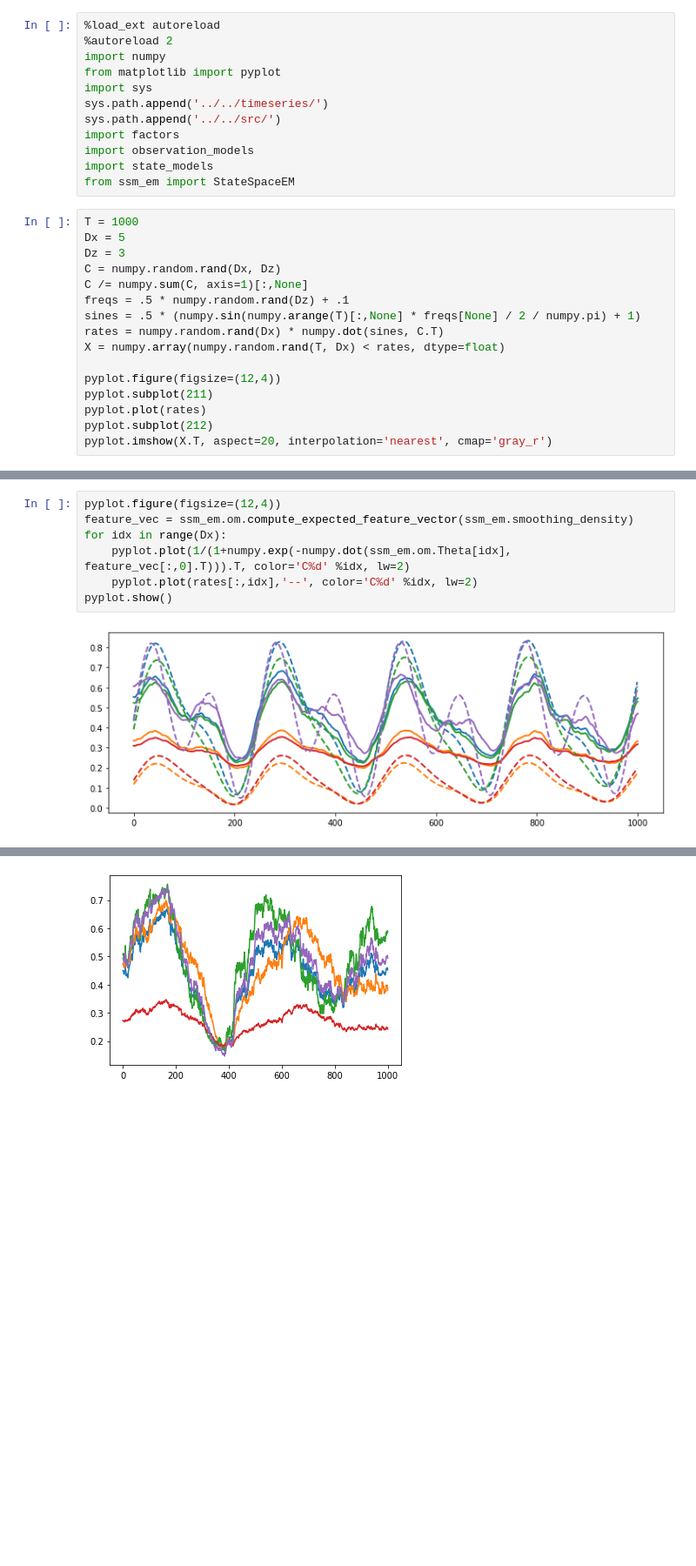
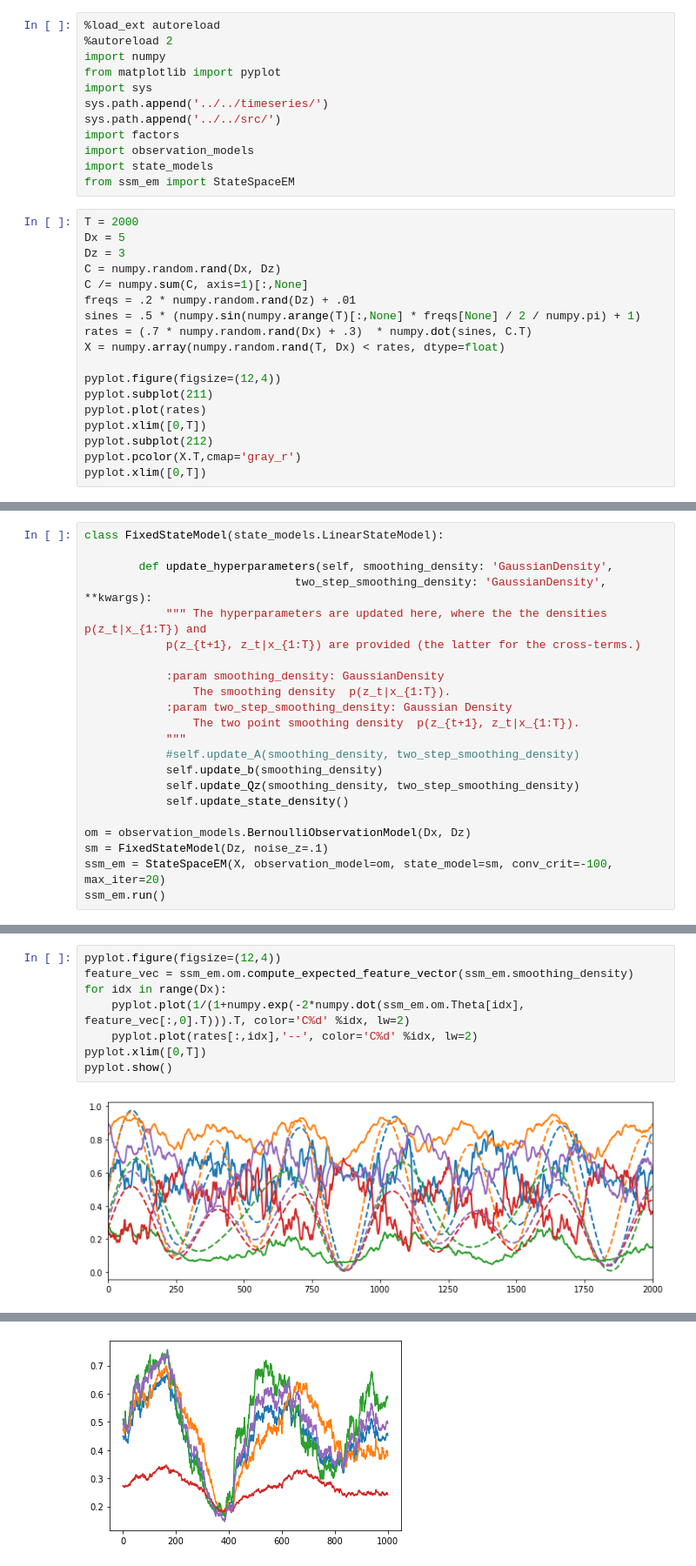
Before and after one commit to christiando/gaussian-toolbox, a Jupyter notebook: notebooks/timeseries/Bernoulli.ipynb, the cells around one changed output, grey strips where cells are left out. Shown: that part at 87% size. Cells and saved outputs as stored; diff of their text form; blank space fills up the shorter version.

```diff
--- a/notebooks/timeseries/Bernoulli.ipynb
+++ b/notebooks/timeseries/Bernoulli.ipynb
@@ -11,19 +11,21 @@ import observation_models
 import state_models
 from ssm_em import StateSpaceEM
 # %%
-T = 1000
+T = 2000
 Dx = 5
 Dz = 3
 C = numpy.random.rand(Dx, Dz)
 C /= numpy.sum(C, axis=1)[:,None]
-freqs = .5 * numpy.random.rand(Dz) + .1
+freqs = .2 * numpy.random.rand(Dz) + .01
 sines = .5 * (numpy.sin(numpy.arange(T)[:,None] * freqs[None] / 2 / numpy.pi) + 1)
-rates = numpy.random.rand(Dx) * numpy.dot(sines, C.T)
+rates = (.7 * numpy.random.rand(Dx) + .3)  * numpy.dot(sines, C.T)
 X = numpy.array(numpy.random.rand(T, Dx) < rates, dtype=float)
 
 pyplot.figure(figsize=(12,4))
 pyplot.subplot(211)
 pyplot.plot(rates)
+pyplot.xlim([0,T])
 pyplot.subplot(212)
-pyplot.imshow(X.T, aspect=20, interpolation='nearest', cmap='gray_r')
+pyplot.pcolor(X.T,cmap='gray_r')
+pyplot.xlim([0,T])
 # %% [output]
@@ -41,0 +34,22 @@ ssm_em.run()
+# %%
+class FixedStateModel(state_models.LinearStateModel):
+
+        def update_hyperparameters(self, smoothing_density: 'GaussianDensity',
+                               two_step_smoothing_density: 'GaussianDensity', **kwargs):
+            """ The hyperparameters are updated here, where the the densities p(z_t|x_{1:T}) and
+            p(z_{t+1}, z_t|x_{1:T}) are provided (the latter for the cross-terms.)
+
+            :param smoothing_density: GaussianDensity
+                The smoothing density  p(z_t|x_{1:T}).
+            :param two_step_smoothing_density: Gaussian Density
+                The two point smoothing density  p(z_{t+1}, z_t|x_{1:T}).
+            """
+            #self.update_A(smoothing_density, two_step_smoothing_density)
+            self.update_b(smoothing_density)
+            self.update_Qz(smoothing_density, two_step_smoothing_density)
+            self.update_state_density()
+
+om = observation_models.BernoulliObservationModel(Dx, Dz)
+sm = FixedStateModel(Dz, noise_z=.1)
+ssm_em = StateSpaceEM(X, observation_model=om, state_model=sm, conv_crit=-100, max_iter=20)
+ssm_em.run()
@@ -42,9 +76,10 @@ ssm_em.run()
 # %%
 pyplot.figure(figsize=(12,4))
 feature_vec = ssm_em.om.compute_expected_feature_vector(ssm_em.smoothing_density)
 for idx in range(Dx):
-    pyplot.plot(1/(1+numpy.exp(-numpy.dot(ssm_em.om.Theta[idx], feature_vec[:,0].T))).T, color='C%d' %idx, lw=2)
+    pyplot.plot(1/(1+numpy.exp(-2*numpy.dot(ssm_em.om.Theta[idx], feature_vec[:,0].T))).T, color='C%d' %idx, lw=2)
     pyplot.plot(rates[:,idx],'--', color='C%d' %idx, lw=2)
+pyplot.xlim([0,T])
 pyplot.show()
 # %% [output]
-[figure, old version]
+[figure, new version]
```
Also changed, not shown: parts of 13 cells of this notebook, 2 other files.
